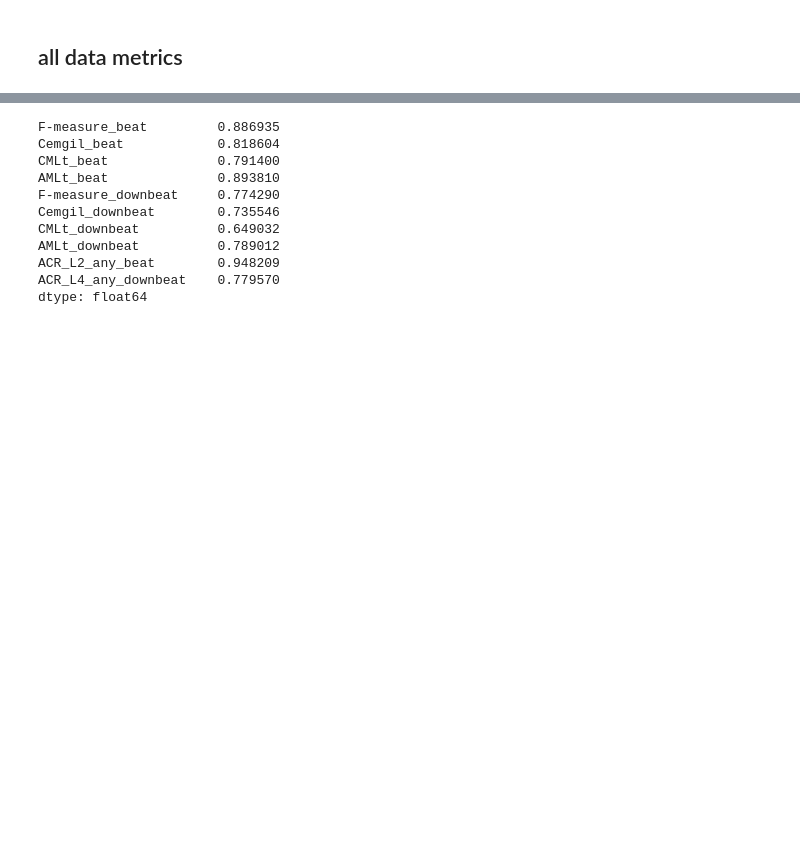
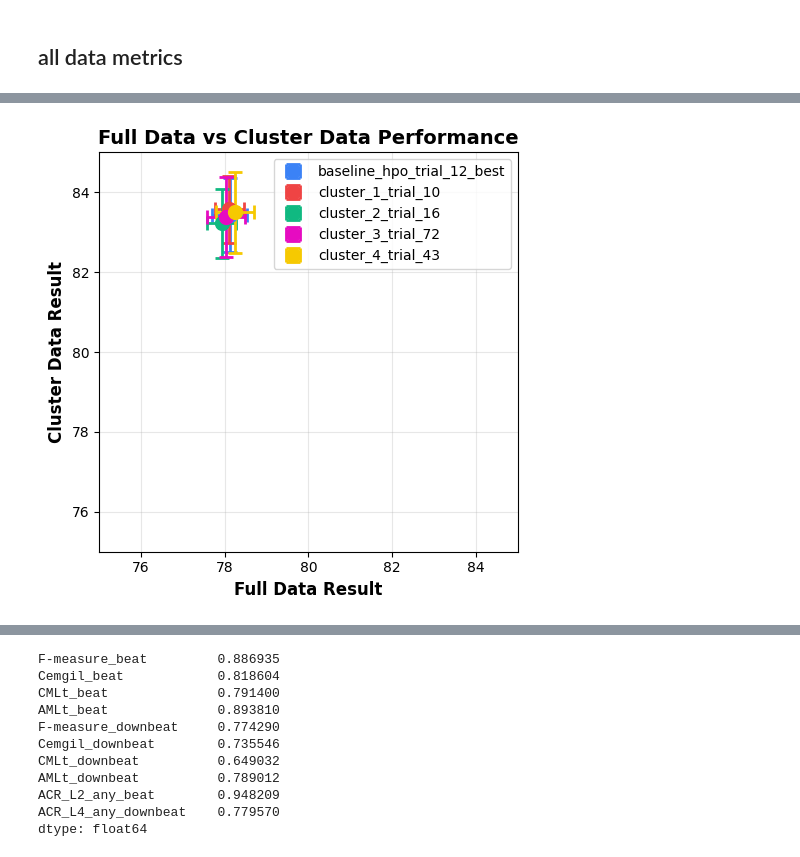
Before and after one commit to PulyaPolya/beat_this, a Jupyter notebook: results_evaluation.ipynb, the cells around one changed output, grey strips where cells are left out. Drawn from its saved outputs; the diff is of its cells as text; code cells hidden in the pictures; blank space fills up the shorter version.

Commit message:
plots

```diff
--- a/results_evaluation.ipynb
+++ b/results_evaluation.ipynb
@@ -4081,3 +4360,8 @@ diff_vs_baseline
 | clusters4_layer12 | -0.011 | -0.012 | -0.02 | 0.043 | 0.035 | -0.001 | 0.139 | ... |
 # %% [markdown]
 ## all data metrics
+# %%
+def extract_mean_results(scores, decimals = 4, name = None, trial = None):
+    res = extract_mean_std(scores, trial = trial, extract_std=True, decimals = decimals, name=name)
+    res = pd.DataFrame(res)
+    return res
@@ -4083,0 +4442,14 @@ diff_vs_baseline
+# %%
+def get_scores_from_table(df):
+    index = df.index
+    index_full = [idx for idx in index if "data_full" in idx]
+    index_cluster = [idx for idx in index if "data_cluster" in idx]
+    full_scores = df.loc[index_full].values
+    cluster_scores = df.loc[index_cluster].values
+
+    full_scores_mean = [float(score[0].split(" +-")[0]) for score in full_scores]
+    full_scores_std = [float(score[0].split("+- ")[1]) for score in full_scores]
+    cluster_scores_mean = [float(score[0].split(" +-")[0]) for score in cluster_scores]
+    cluster_scores_std = [float(score[0].split("+- ")[1]) for score in cluster_scores]
+
+    return (full_scores_mean, full_scores_std, cluster_scores_mean, cluster_scores_std)
@@ -4083,0 +4462,36 @@ diff_vs_baseline
+# %%
+import matplotlib.pyplot as plt
+import numpy as np
+
+# Data
+full_scores_mean, full_scores_std, cluster_scores_mean, cluster_scores_std = get_scores_from_table(df_total)
+models =["baseline_hpo_trial_12_best", "cluster_1_trial_10", "cluster_2_trial_16", "cluster_3_trial_72", "cluster_4_trial_43"]
+
+full_data = full_scores_mean
+full_errors = full_scores_std
+cluster_data = cluster_scores_mean
+cluster_errors = cluster_scores_std
+# Create the scatter plot
+plt.figure(figsize=(5, 5))
+
+# Plot each model with error bars
+colors = ['#3b82f6', '#ef4444', '#10b981', "#e60bc1", "#f6c901" ]
+for i, model in enumerate(models):
+    plt.errorbar(full_data[i], cluster_data[i],
+                 xerr=full_errors[i], yerr=cluster_errors[i],
+                 fmt='o', markersize=10, capsize=5, capthick=2,
+                 color=colors[i], label=model, linewidth=2)
+
+# Customize the plot
+plt.xlabel('Full Data Result', fontsize=12, fontweight='bold')
+plt.ylabel('Cluster Data Result', fontsize=12, fontweight='bold')
+plt.title('Full Data vs Cluster Data Performance', fontsize=14, fontweight='bold')
+plt.legend(loc='best', fontsize=10)
+plt.grid(True, alpha=0.3)
+plt.ylim(75, 85)
+plt.xlim(75, 85)
+# Adjust layout and display
+plt.tight_layout()
+plt.show()
+# %% [output]
+[figure, added]
```
Also changed, not shown: parts of 26 cells of this notebook.
